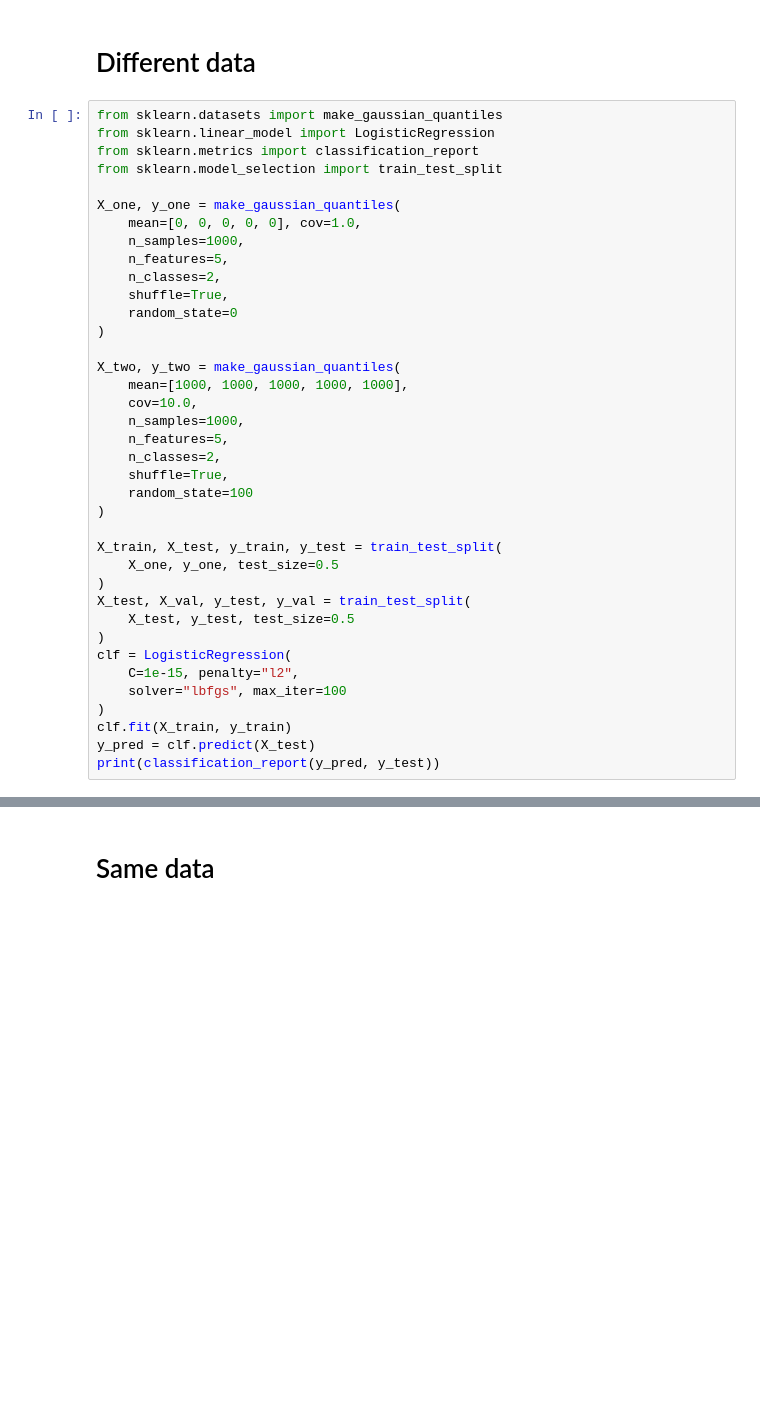
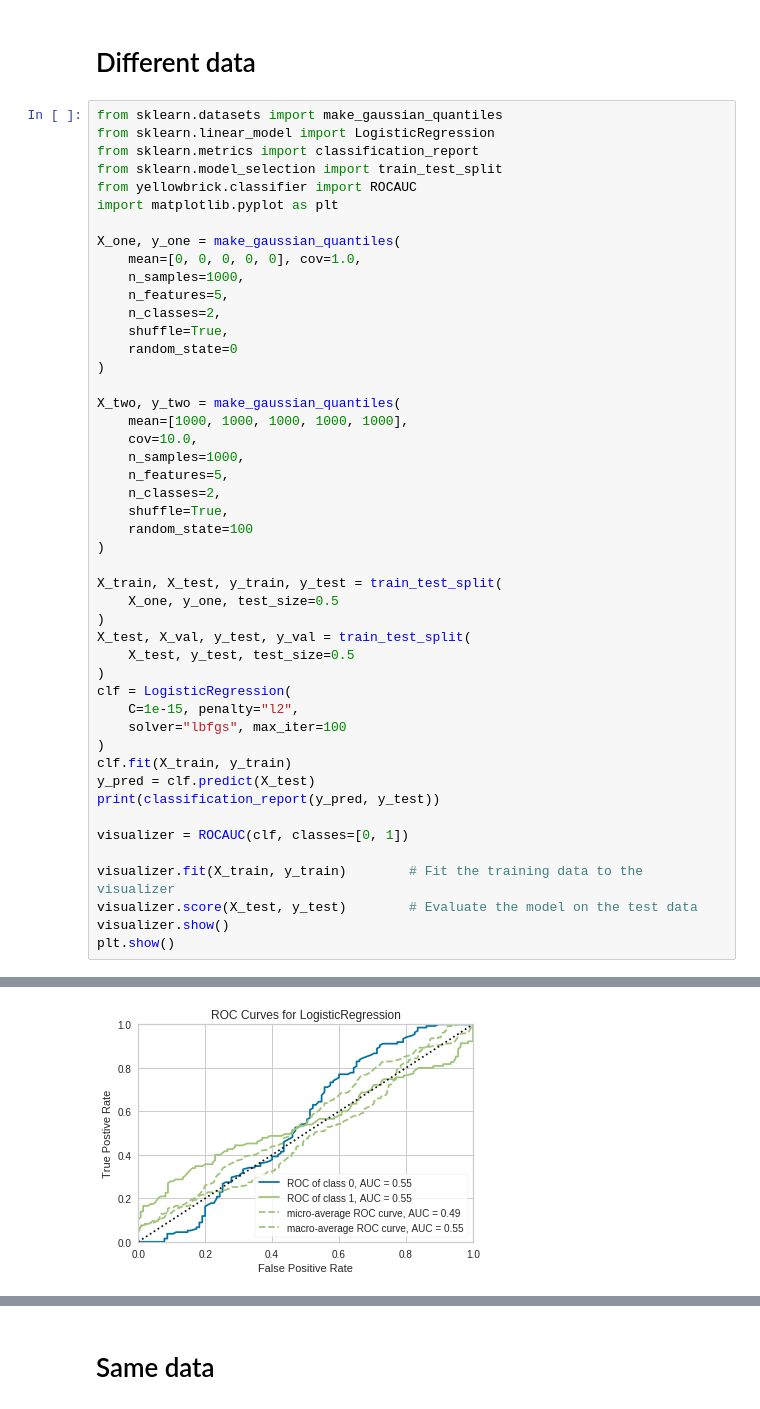
Before and after one commit to EricSchles/drifter_ml, a Jupyter notebook: experiments/simple_example.ipynb, the cells around one changed output, grey strips where cells are left out. Drawn from its saved outputs; the diff is of its cells as text; blank space fills up the shorter version.

```diff
--- a/experiments/simple_example.ipynb
+++ b/experiments/simple_example.ipynb
@@ -5,6 +5,8 @@ from sklearn.datasets import make_gaussian_quantiles
 from sklearn.linear_model import LogisticRegression
 from sklearn.metrics import classification_report
 from sklearn.model_selection import train_test_split
+from yellowbrick.classifier import ROCAUC
+import matplotlib.pyplot as plt
 
 X_one, y_one = make_gaussian_quantiles(
     mean=[0, 0, 0, 0, 0], cov=1.0,
@@ -38,6 +40,13 @@ clf = LogisticRegression(
 clf.fit(X_train, y_train)
 y_pred = clf.predict(X_test)
 print(classification_report(y_pred, y_test))
+
+visualizer = ROCAUC(clf, classes=[0, 1])
+
+visualizer.fit(X_train, y_train)        # Fit the training data to the visualizer
+visualizer.score(X_test, y_test)        # Evaluate the model on the test data
+visualizer.show()
+plt.show()
 # %% [output]
               precision    recall  f1-score   support
 
@@ -50,3 +59,4 @@ weighted avg       0.58      0.56      0.56       250
+[figure, added]
 # %%
 # Retrain
 surrogate_clf = LogisticRegression(**clf.get_params())
```
Also changed, not shown: parts of 4 cells of this notebook.
